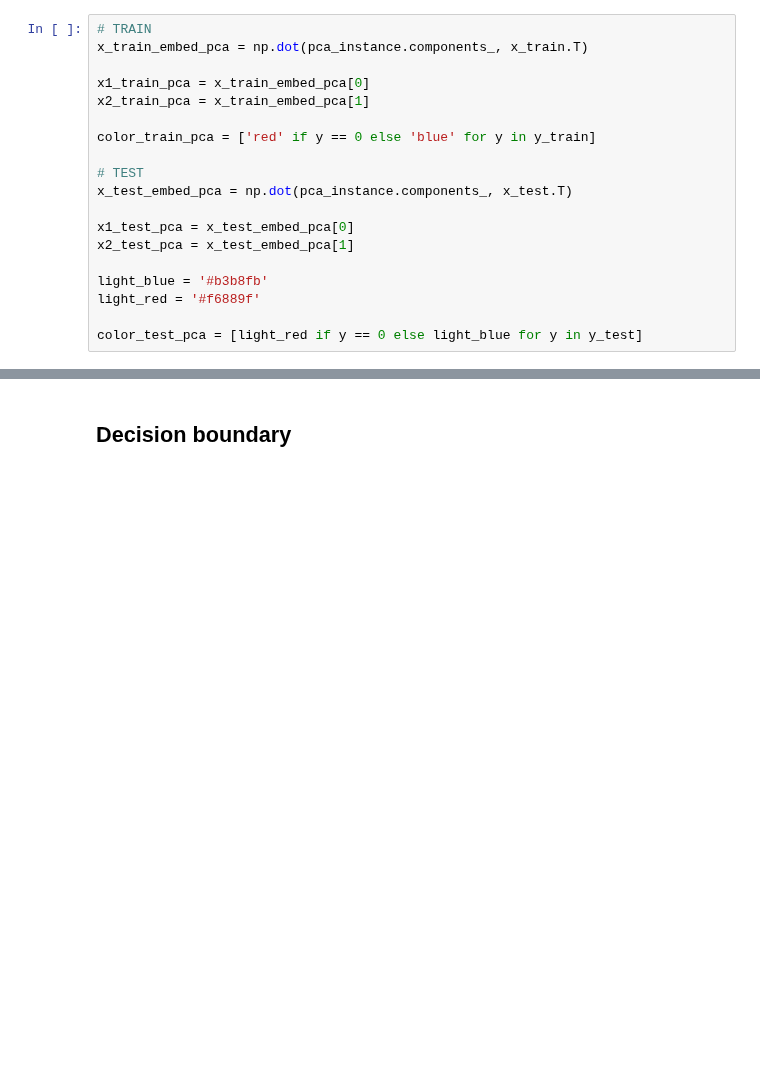
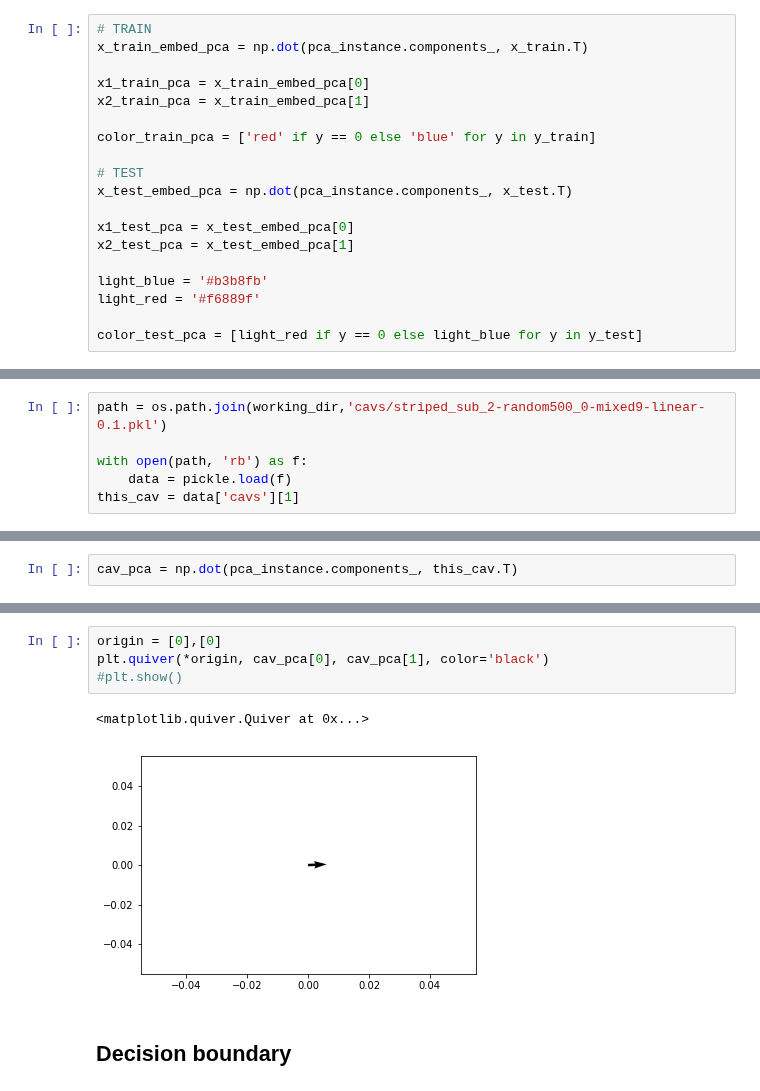
Before and after one commit to tyler-martin-12/tcav_on_azure, a Jupyter notebook: analyze_cavs_azure.ipynb, the cells around one changed output, grey strips where cells are left out. Cells and saved outputs as stored; diff of their text form; blank space fills up the shorter version.

```diff
--- a/analyze_cavs_azure.ipynb
+++ b/analyze_cavs_azure.ipynb
@@ -178,0 +204,6 @@ plt.scatter(x1_train_pca, x2_train_pca, color = color_train_pca)
+# %%
+path = os.path.join(working_dir,'cavs/striped_sub_2-random500_0-mixed9-linear-0.1.pkl')
+
+with open(path, 'rb') as f:
+    data = pickle.load(f)
+this_cav = data['cavs'][1]
@@ -178,0 +216,2 @@ plt.scatter(x1_train_pca, x2_train_pca, color = color_train_pca)
+# %%
+cav_pca = np.dot(pca_instance.components_, this_cav.T)
@@ -179,3 +222,10 @@ plt.scatter(x1_train_pca, x2_train_pca, color = color_train_pca)
+# %%
+origin = [0],[0]
+plt.quiver(*origin, cav_pca[0], cav_pca[1], color='black')
+#plt.show()
+# %% [output]
+<matplotlib.quiver.Quiver at 0x...>
+[figure, added]
 # %% [markdown]
 ## Decision boundary
 # %%
```
Also changed, not shown: parts of 17 cells of this notebook, 3 other files.
